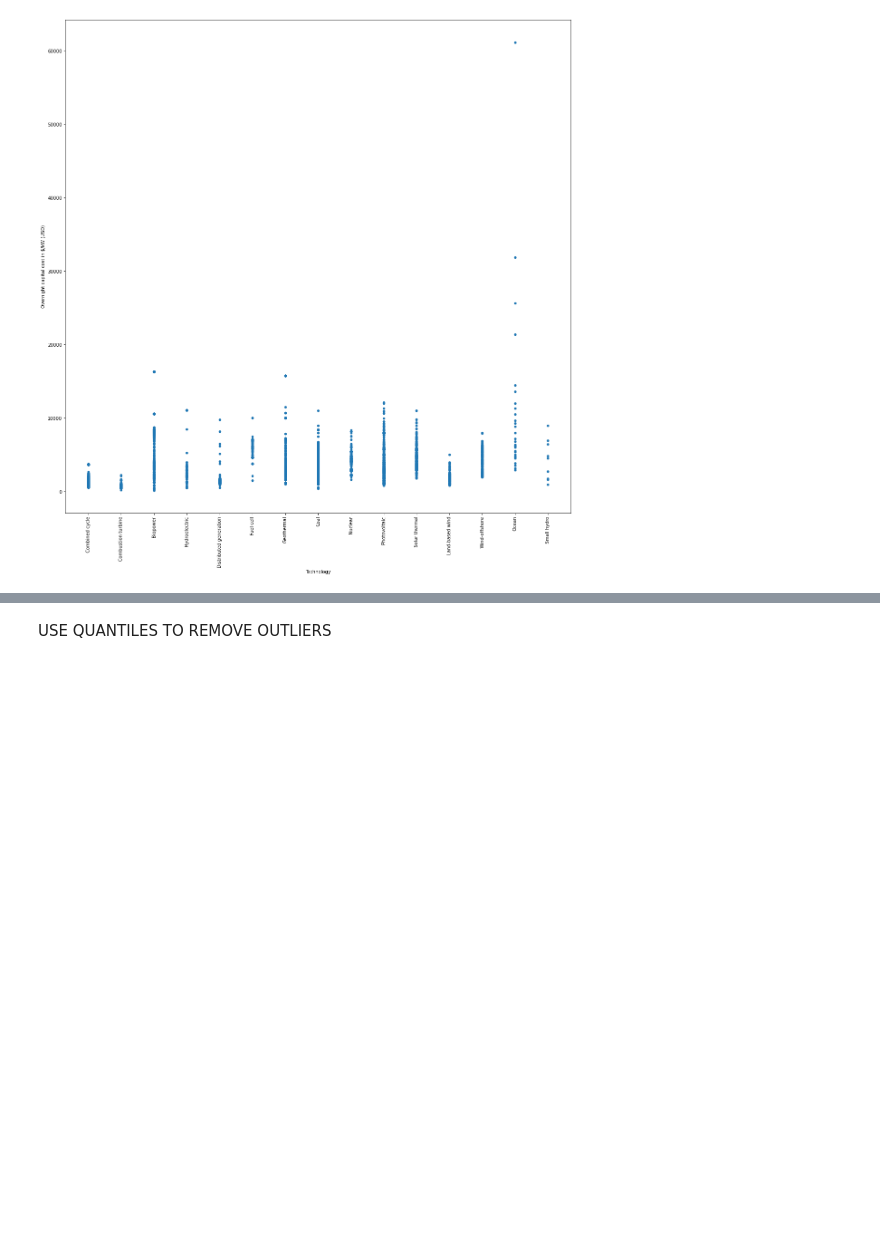
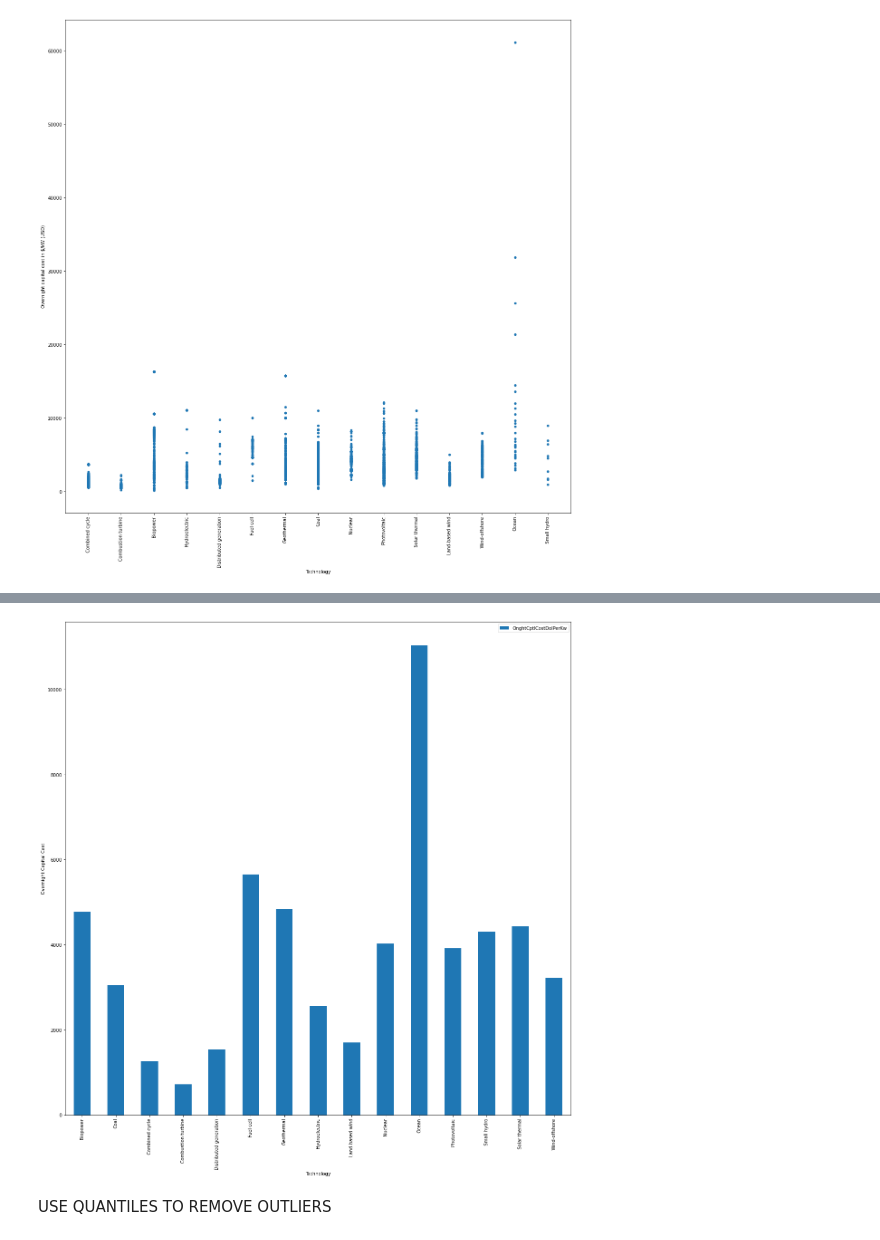
Before and after one commit to CFD-UTSA/EnergyGeneration, a Jupyter notebook: Final_Project_Draft.ipynb, the cells around one changed output, grey strips where cells are left out. Saved outputs shown, nothing was run; the diff lists cells and outputs as text; code cells hidden in the pictures; blank space fills up the shorter version.

```diff
--- a/Final_Project_Draft.ipynb
+++ b/Final_Project_Draft.ipynb
@@ -177,7 +186,8 @@ len(newdata['Technology'].unique().tolist())
 Data manipulation for the Over Night Capital Cost per kW. Importance of OCC is....
 # %%
 # Find means of OCC
-OCC.groupby('Technology',as_index=False)['OnghtCptlCostDolPerKw'].mean()
+occmean=OCC.groupby('Technology',as_index=False)['OnghtCptlCostDolPerKw'].mean()
+occmean
 # %% [output]
 |  | Technology | OnghtCptlCostDolPerKw |
 | 0 | Biopower | 4772.043647 |
@@ -253,2 +265,9 @@ plt.xticks(rotation=90);
+# %%
+occbar = occmean.plot(kind = 'bar', x='Technology',y='OnghtCptlCostDolPerKw', figsize=(20,20))
+occbar.set_xlabel("Technology")
+occbar.set_ylabel("Overnight Capital Cast")
+plt.xticks(rotation=90);
+# %% [output]
+[figure, added]
 # %% [markdown]
 USE QUANTILES TO REMOVE OUTLIERS
```
Also changed, not shown: parts of 55 cells of this notebook, 1 other file.
